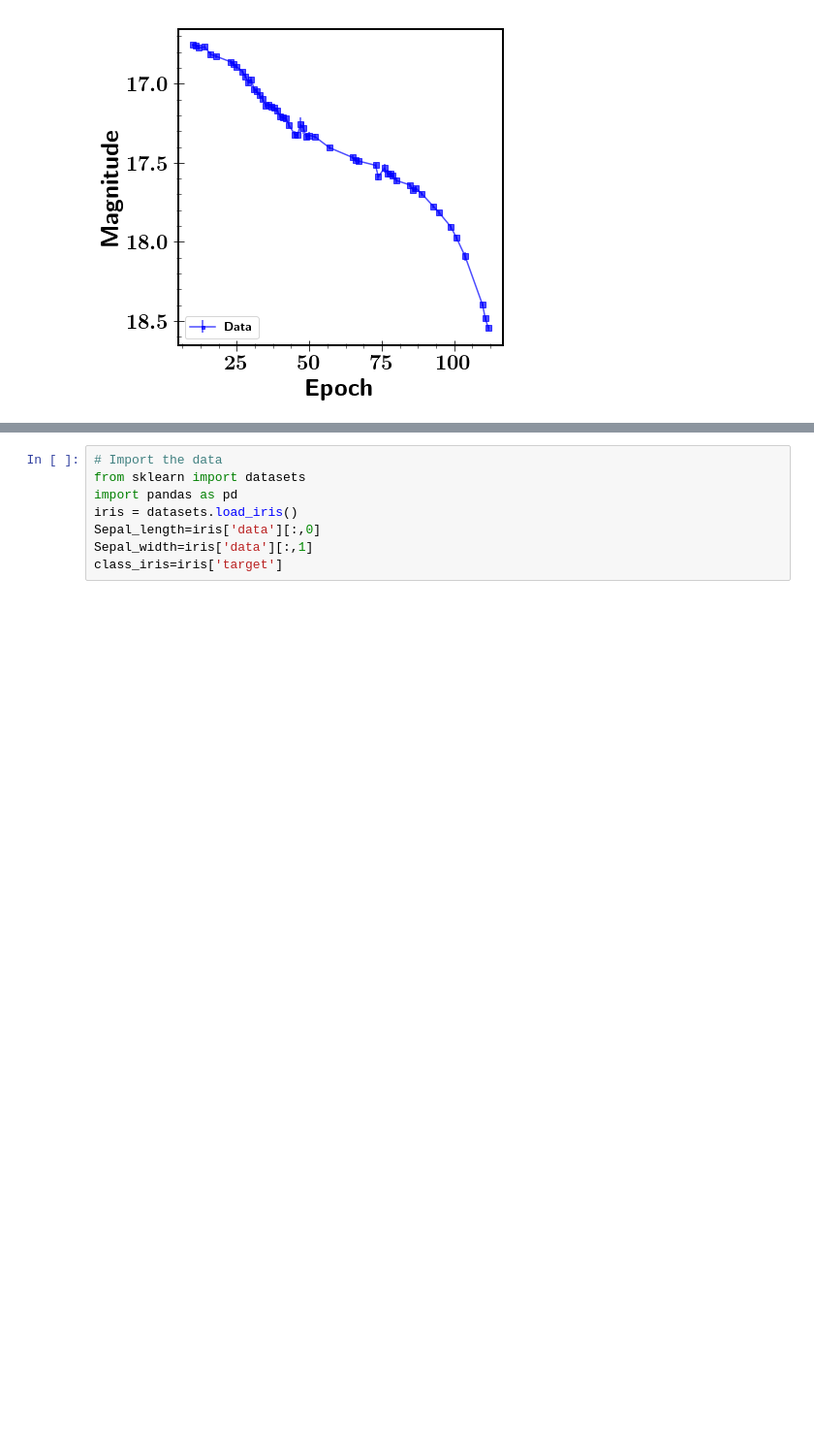
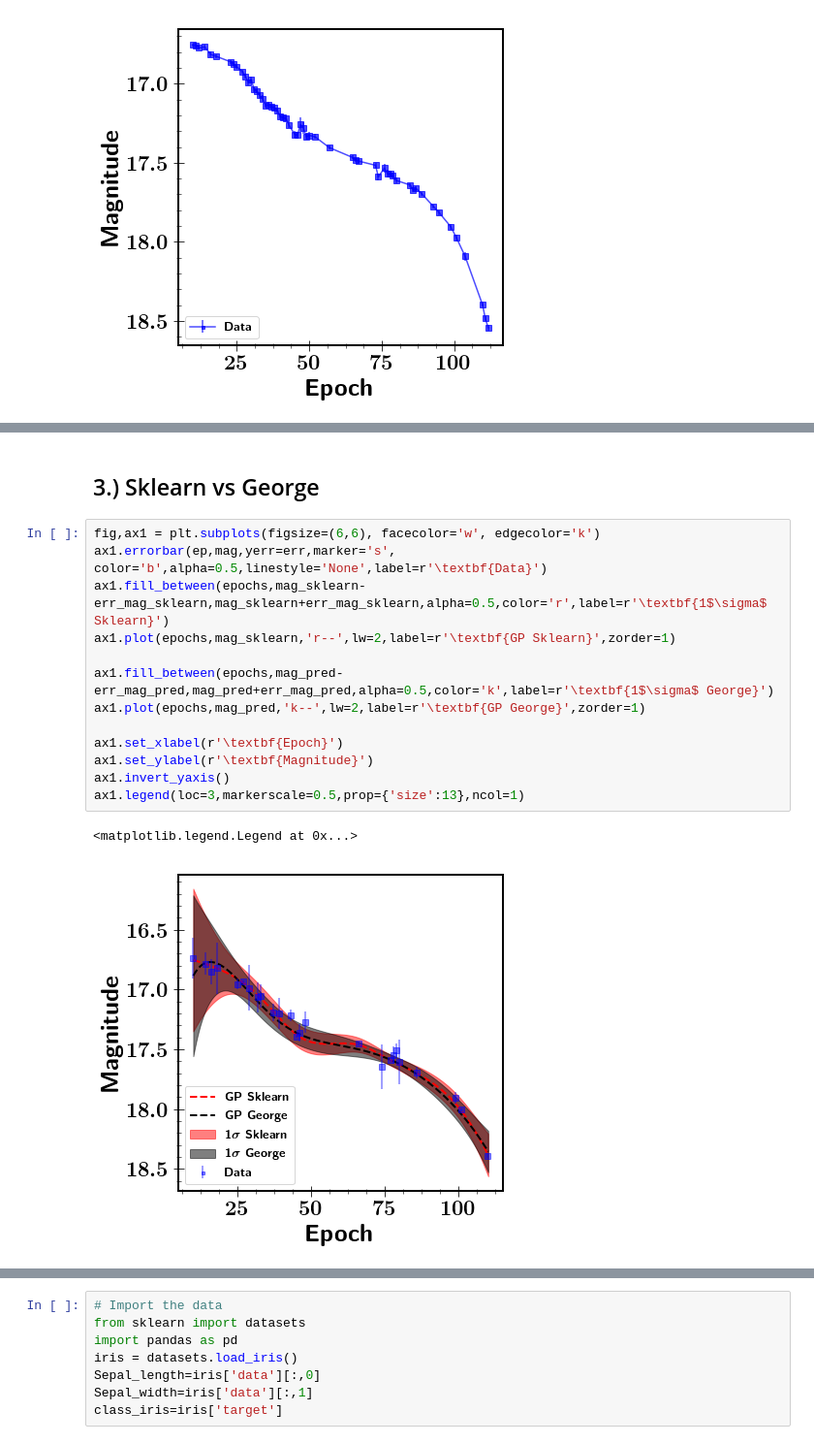
Before and after one commit to tdejaeger/Machine_learning, a Jupyter notebook: Gaussian_process/Gaussian process.ipynb, the cells around one changed output, grey strips where cells are left out. Shown at 97% size. Drawn from its saved outputs; the diff is of its cells as text; blank space fills up the shorter version.

```diff
--- a/Gaussian_process/Gaussian process.ipynb
+++ b/Gaussian_process/Gaussian process.ipynb
@@ -120 +154,19 @@ Optimization terminated successfully.
+# %% [markdown]
+## 3.) Sklearn vs George
+# %%
+fig,ax1 = plt.subplots(figsize=(6,6), facecolor='w', edgecolor='k')
+ax1.errorbar(ep,mag,yerr=err,marker='s', color='b',alpha=0.5,linestyle='None',label=r'\textbf{Data}')
+ax1.fill_between(epochs,mag_sklearn-err_mag_sklearn,mag_sklearn+err_mag_sklearn,alpha=0.5,color='r',label=r'\textbf{1$\sigma$ Sklearn}')
+ax1.plot(epochs,mag_sklearn,'r--',lw=2,label=r'\textbf{GP Sklearn}',zorder=1)
+
+ax1.fill_between(epochs,mag_pred-err_mag_pred,mag_pred+err_mag_pred,alpha=0.5,color='k',label=r'\textbf{1$\sigma$ George}')
+ax1.plot(epochs,mag_pred,'k--',lw=2,label=r'\textbf{GP George}',zorder=1)
+
+ax1.set_xlabel(r'\textbf{Epoch}')
+ax1.set_ylabel(r'\textbf{Magnitude}')
+ax1.invert_yaxis()
+ax1.legend(loc=3,markerscale=0.5,prop={'size':13},ncol=1)
+# %% [output]
+<matplotlib.legend.Legend at 0x...>
+[figure, added]
 # %% [markdown]
```
Also changed, not shown: parts of 6 cells of this notebook.
